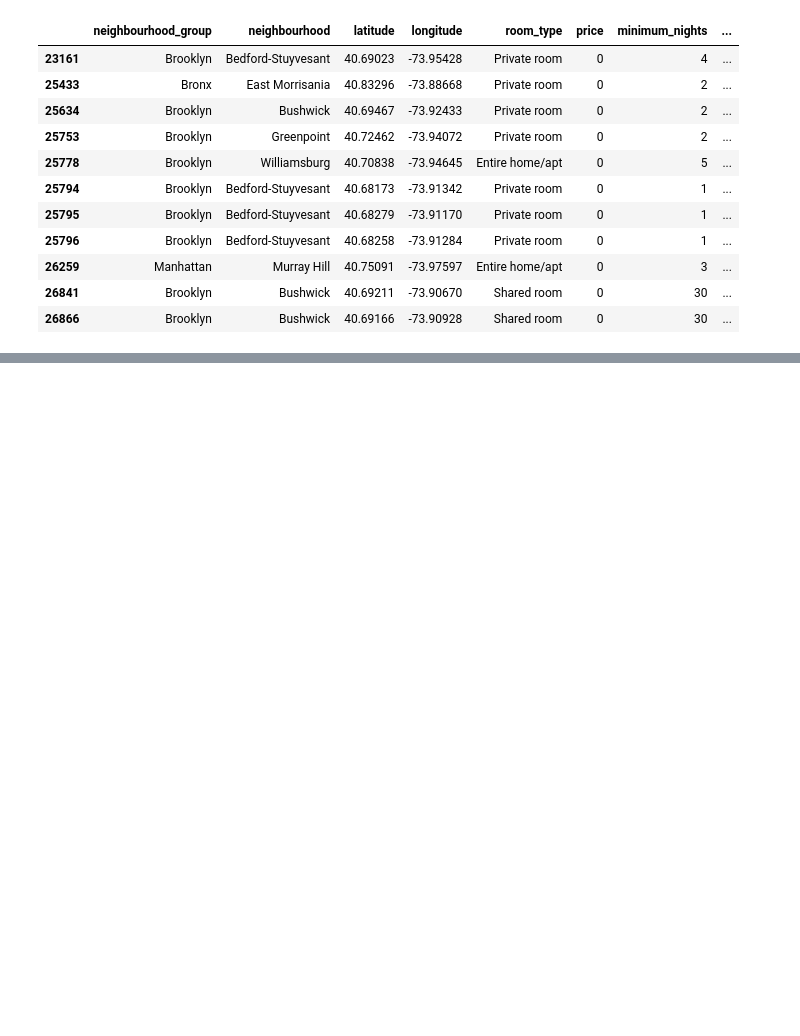
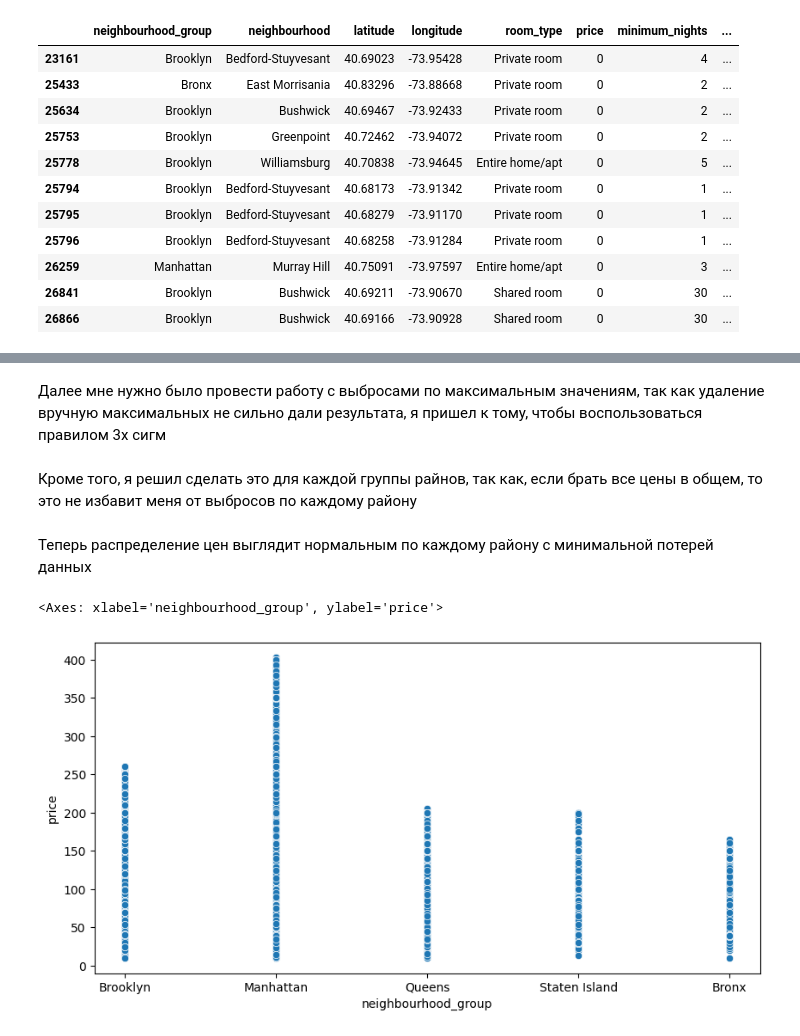
Before and after one commit to Shoggahhh/hw_otus_ml_2023, a Jupyter notebook: hw-6/hw-6.ipynb, the cells around one changed output, grey strips where cells are left out. Drawn from its saved outputs; the diff is of its cells as text; code cells hidden in the pictures; blank space fills up the shorter version.

```diff
--- a/hw-6/hw-6.ipynb
+++ b/hw-6/hw-6.ipynb
@@ -155,0 +190,4 @@ data.loc[data['price'] == 0]
+# %% [markdown]
+Далее мне нужно было провести работу с выбросами по максимальным значениям, так как удаление вручную максимальных не сильно дали результата, я пришел к тому, чтобы воспользоваться правилом 3х сигм
+# %% [markdown]
+Кроме того, я решил сделать это для каждой группы райнов, так как, если брать все цены в общем, то это не избавит меня от выбросов по каждому району
@@ -155,0 +209,7 @@ data.loc[data['price'] == 0]
+# %% [markdown]
+Теперь распределение цен выглядит нормальным по каждому району с минимальной потерей данных
+# %%
+sns.scatterplot(data=data, x='neighbourhood_group', y='price')
+# %% [output]
+<Axes: xlabel='neighbourhood_group', ylabel='price'>
+[figure, added]
```
Also changed, not shown: parts of 69 cells of this notebook.
